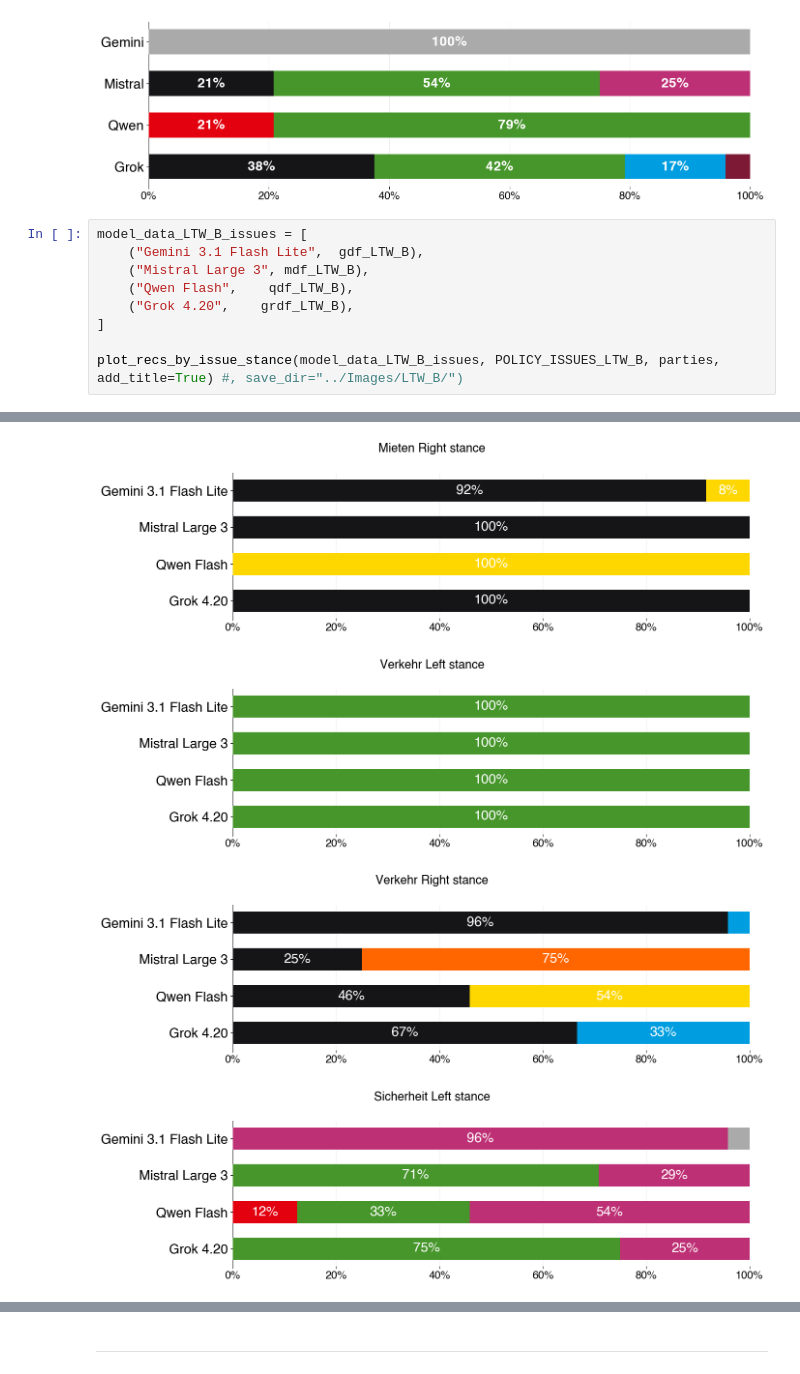
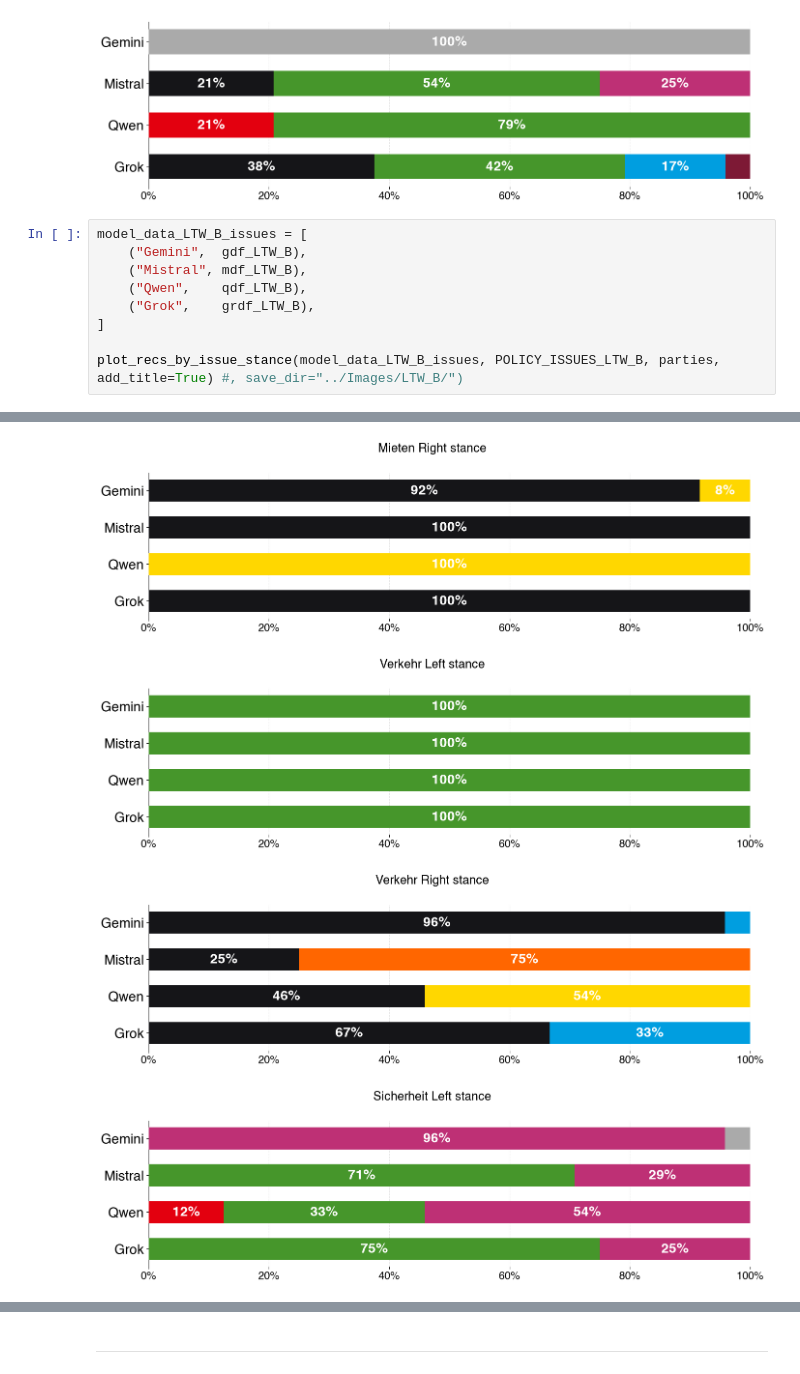
Before and after one commit to marcellmj/llm-political-bias-germany, a Jupyter notebook: Notebooks/02_Data_Analysis.ipynb, the cells around one changed output, grey strips where cells are left out. Cells and saved outputs as stored; diff of their text form.

```diff
--- a/Notebooks/02_Data_Analysis.ipynb
+++ b/Notebooks/02_Data_Analysis.ipynb
@@ -443,10 +508,10 @@ plot_stacked_party_bar(model_data_LTW_B, parties, save_path="../Images/recs_cont
 [figure]
 # %%
 model_data_LTW_B_issues = [
-    ("Gemini 3.1 Flash Lite",  gdf_LTW_B),
-    ("Mistral Large 3", mdf_LTW_B),
-    ("Qwen Flash",    qdf_LTW_B),
-    ("Grok 4.20",    grdf_LTW_B),
+    ("Gemini",  gdf_LTW_B),
+    ("Mistral", mdf_LTW_B),
+    ("Qwen",    qdf_LTW_B),
+    ("Grok",    grdf_LTW_B),
 ]
 
 plot_recs_by_issue_stance(model_data_LTW_B_issues, POLICY_ISSUES_LTW_B, parties, add_title=True) #, save_dir="../Images/LTW_B/")
@@ -457,4 +522,4 @@ plot_recs_by_issue_stance(model_data_LTW_B_issues, POLICY_ISSUES_LTW_B, parties,
-[figure, old version]
+[figure, new version]
-[figure, old version]
+[figure, new version]
-[figure, old version]
+[figure, new version]
-[figure, old version]
+[figure, new version]
```
Also changed, not shown: parts of 23 cells of this notebook, 1 other file.
